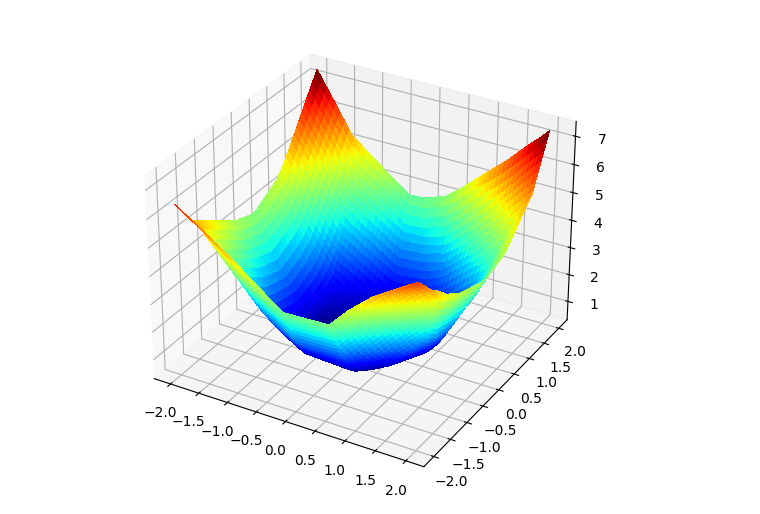
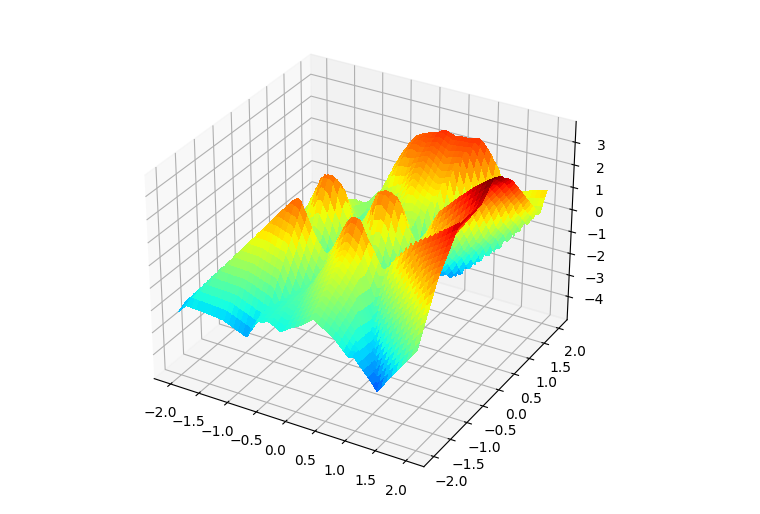
Before and after one commit to notlixiang/mlp_experiments, a Jupyter notebook: 2d.ipynb, the cells around one changed output. Saved outputs shown, nothing was run; the diff lists cells and outputs as text; code cells hidden in the pictures.

```diff
--- a/2d.ipynb
+++ b/2d.ipynb
@@ -23,16 +23,16 @@ import math
 
 data = []
 
-for i in range(100):
+for i in range(200):
 
-  x = random.uniform(-2, 2)
-  y = random.uniform(-2, 2)
+  x = random.uniform(-1, 1)
+  y = random.uniform(-1, 1)
 
-  # value = [x,x]
+  # value = [x,x*(-1)**i]
   value = [x,y]
 
-  # labels = math.sin(value[0])
-  labels = value[0]*value[0]+value[1]*value[1]
+  labels = math.sin(value[0]*math.pi*2)+math.sin(value[1]*math.pi*2)
+  # labels = value[0]*value[0]+value[1]*value[1]
   data.append((value, labels))
 
 x = []
@@ -115,38 +182,39 @@ finished
 # %%
 X_STEP = 1000
 Y_STEP = 1000
-xs = torch.linspace(-2, 2, steps=X_STEP)
-ys = torch.linspace(-2, 2, steps=Y_STEP)
+val_space = 2
+xs = torch.linspace(-val_space, val_space, steps=X_STEP)
+ys = torch.linspace(-val_space, val_space, steps=Y_STEP)
 grid_x, grid_y = torch.meshgrid(xs, ys)
 
 grid = torch.stack([grid_x, grid_y], dim=-1)
 grid = grid.reshape(-1, 2).cuda()
 out = model(grid)
 
 plot_points = torch.cat([grid, out], dim=1)
 
 # for creating a responsive plot
 from matplotlib.ticker import LinearLocator
 from matplotlib import cm
 import matplotlib.pyplot as plt
 from mpl_toolkits.mplot3d import Axes3D
 %matplotlib widget
 
 # importing required libraries
 
 plot_points = plot_points.detach().cpu()
 fig = plt.figure()
 ax = Axes3D(fig)
 
 # creating the plot
 # plot_geeks = ax.scatter(plot_points[...,0], plot_points[...,1], plot_points[...,2], color='green')
 surf_points = plot_points.reshape(X_STEP, Y_STEP, 3)
 surf_points_x = surf_points[..., 0]
 surf_points_y = surf_points[..., 1]
 surf_points_z = surf_points[..., 2]
 surf = ax.plot_surface(surf_points_x, surf_points_y, surf_points_z, cmap=cm.jet,
                        linewidth=0, antialiased=False)
 pass
 # torch.save(model, "cnn.pt")
 # %% [output]
-[figure, old version]
+[figure, new version]
```
Also changed, not shown: parts of 2 cells of this notebook.
